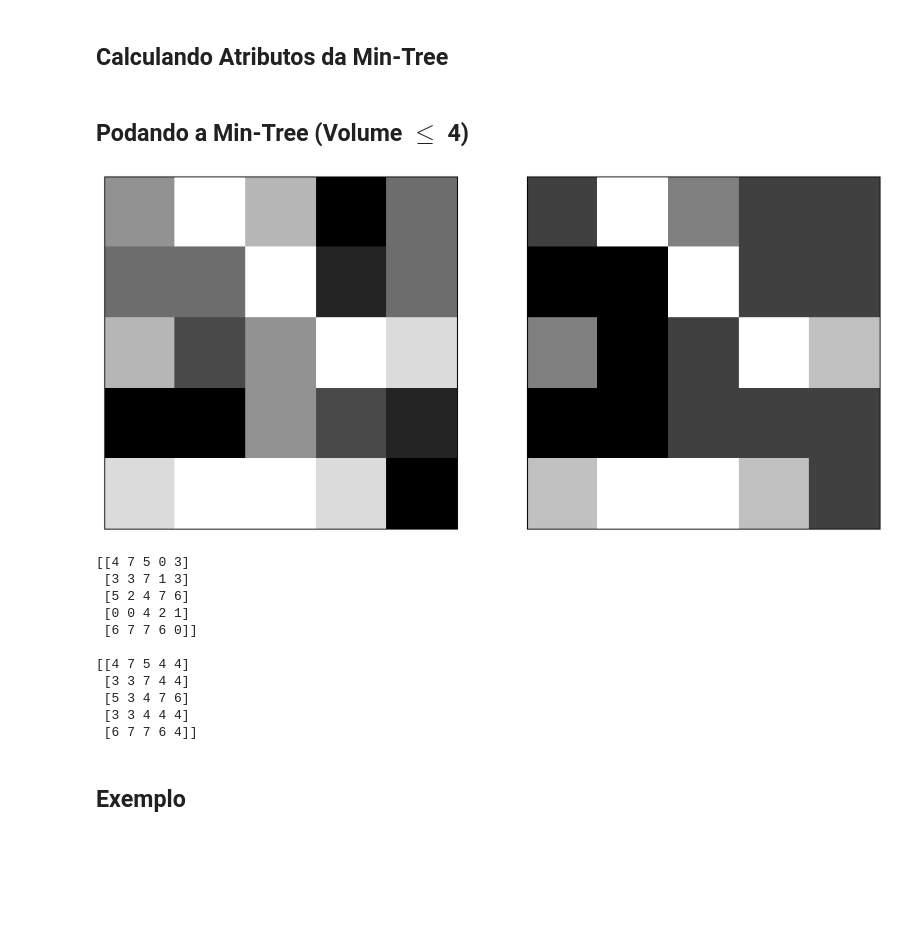
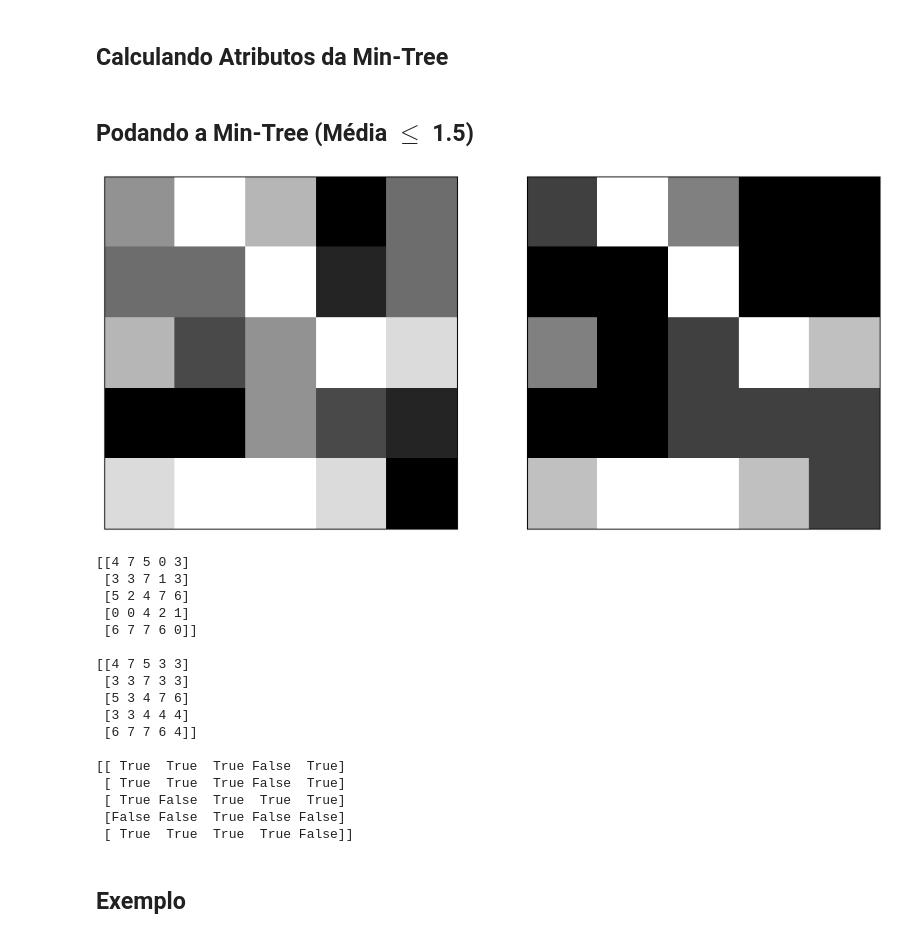
Before and after one commit to LukeBreezy/Morphology, a Jupyter notebook: Testes.ipynb, the cells around one changed output. Drawn from its saved outputs; the diff is of its cells as text; code cells hidden in the pictures; blank space fills up the shorter version.

```diff
--- a/Testes.ipynb
+++ b/Testes.ipynb
@@ -135,28 +141,29 @@ ComputeAttributes(mintree, mintree_attributes);
 # for i in range(len(mintree_attributes)):
 #     print(f"Node: {i}\n{mintree_attributes[i]}", end='\n\n')
 # %% [markdown]
-## Podando a Min-Tree (Volume $\leqslant$ 4)
+## Podando a Min-Tree (Média $\leqslant$ 1.5)
 # %%
 # Limiar para a poda dos nós da árvore
-criteria = lambda attributes: attributes.area <= 4
+criteria = lambda attributes: attributes.mean <= 1.5
+
 # Imagem podada
-mintree_pruned = Pruning(mintree, mintree_attributes, criteria)
+mintree_pruned = Removal.directRule(mintree, mintree_attributes, criteria)
 # %%
 fig, (ax1, ax2) = plt.subplots(1, 2, figsize=(12, 12))
 
 ax1.imshow(mintree.image, 'gray')
 ax1.get_xaxis().set_visible(False)
 ax1.get_yaxis().set_visible(False)
 
-ax2.imshow(mintree_pruned.pruned_image.reshape(mintree.image.shape), 'gray')
+ax2.imshow(mintree_pruned, 'gray')
 ax2.get_xaxis().set_visible(False)
 ax2.get_yaxis().set_visible(False)
 # %% [output]
-[figure, old version]
+[figure, new version]
 # %%
-print(mintree.image.image)
-print()
-print(mintree_pruned.pruned_image)
+print(mintree.image.image, end='\n\n')
+print(mintree_pruned, end='\n\n')
+print(mintree.image.image == mintree_pruned)
 # %% [output]
 [[4 7 5 0 3]
  [3 3 7 1 3]
@@ -164,11 +171,17 @@ print(mintree_pruned.pruned_image)
  [0 0 4 2 1]
  [6 7 7 6 0]]
 
-[[4 7 5 4 4]
- [3 3 7 4 4]
+[[4 7 5 3 3]
+ [3 3 7 3 3]
  [5 3 4 7 6]
  [3 3 4 4 4]
  [6 7 7 6 4]]
+
+[[ True  True  True False  True]
+ [ True  True  True False  True]
+ [ True False  True  True  True]
+ [False False  True False False]
+ [ True  True  True  True False]]
 # %% [markdown]
 ## Exemplo
 # %%
```
Also changed, not shown: parts of 6 cells of this notebook, 8 other files.
